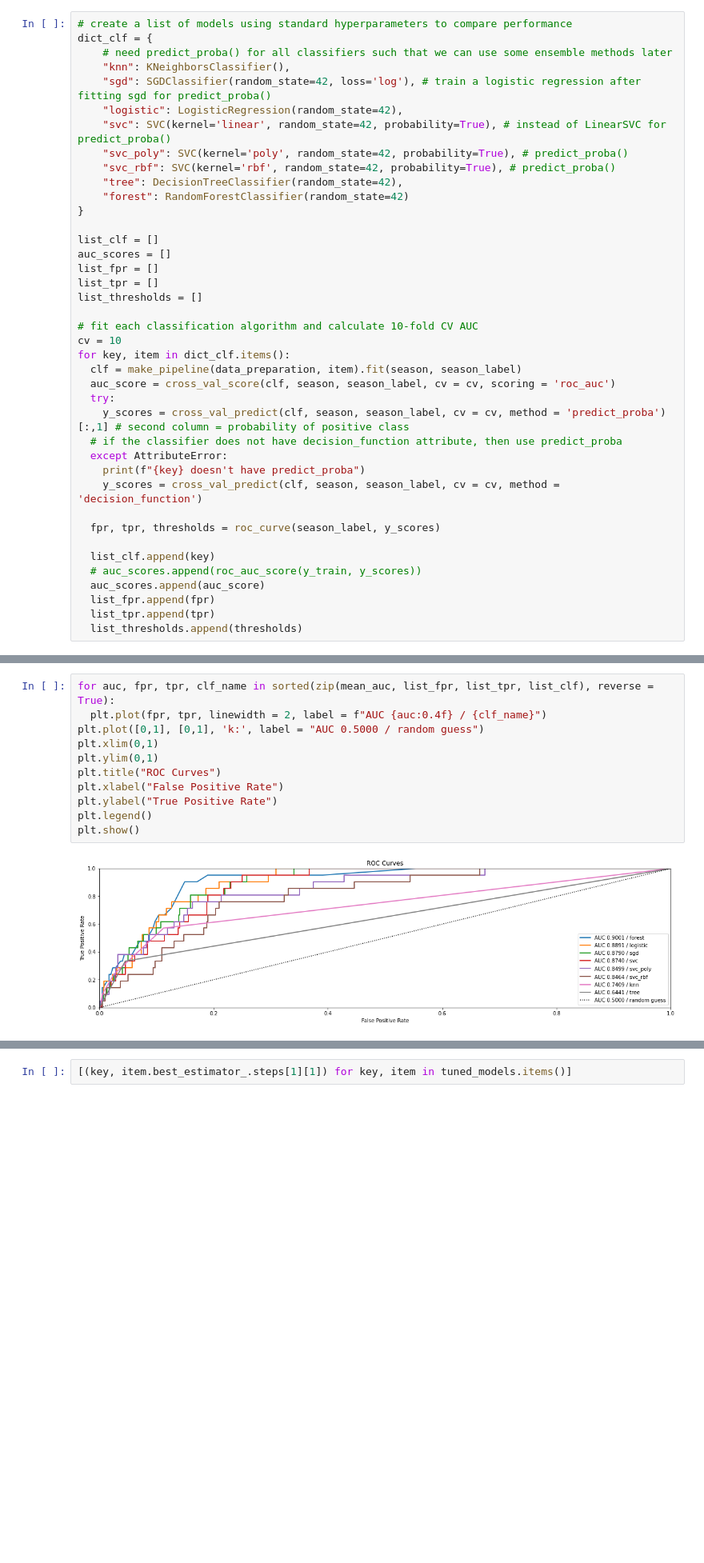
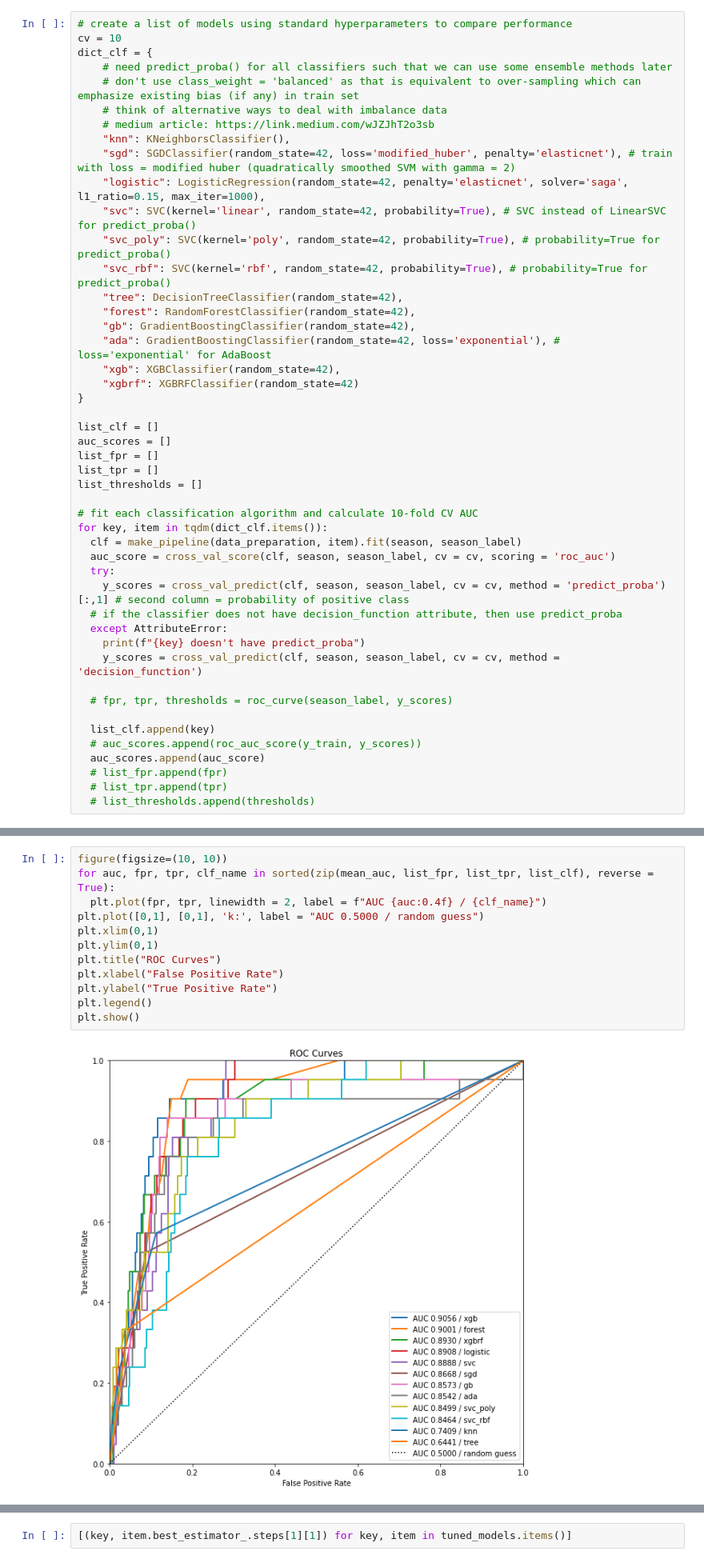
Before and after one commit to WillKWL/Project-NBASeason, a Jupyter notebook: 2_EDA.ipynb, the cells around one changed output, grey strips where cells are left out. Shown: that part at 80% size. Cells and saved outputs as stored; diff of their text form; blank space fills up the shorter version.

Commit message:
added xgb and xgbrf to the model list and fixing the range of hyperparameter to tune -> ready for ensemble learning now

```diff
--- a/2_EDA.ipynb
+++ b/2_EDA.ipynb
@@ -724,15 +735,23 @@ plt.tight_layout()
 # %%
 # create a list of models using standard hyperparameters to compare performance
+cv = 10
 dict_clf = {
     # need predict_proba() for all classifiers such that we can use some ensemble methods later
+    # don't use class_weight = 'balanced' as that is equivalent to over-sampling which can emphasize existing bias (if any) in train set
+    # think of alternative ways to deal with imbalance data
+    # medium article: https://link.medium.com/wJZJhT2o3sb
     "knn": KNeighborsClassifier(),
-    "sgd": SGDClassifier(random_state=42, loss='log'), # train a logistic regression after fitting sgd for predict_proba()
-    "logistic": LogisticRegression(random_state=42),
-    "svc": SVC(kernel='linear', random_state=42, probability=True), # instead of LinearSVC for predict_proba()
-    "svc_poly": SVC(kernel='poly', random_state=42, probability=True), # predict_proba()
-    "svc_rbf": SVC(kernel='rbf', random_state=42, probability=True), # predict_proba()
+    "sgd": SGDClassifier(random_state=42, loss='modified_huber', penalty='elasticnet'), # train with loss = modified huber (quadratically smoothed SVM with gamma = 2)
+    "logistic": LogisticRegression(random_state=42, penalty='elasticnet', solver='saga', l1_ratio=0.15, max_iter=1000),
+    "svc": SVC(kernel='linear', random_state=42, probability=True), # SVC instead of LinearSVC for predict_proba()
+    "svc_poly": SVC(kernel='poly', random_state=42, probability=True), # probability=True for predict_proba()
+    "svc_rbf": SVC(kernel='rbf', random_state=42, probability=True), # probability=True for predict_proba()
     "tree": DecisionTreeClassifier(random_state=42),
-    "forest": RandomForestClassifier(random_state=42)
+    "forest": RandomForestClassifier(random_state=42),
+    "gb": GradientBoostingClassifier(random_state=42),
+    "ada": GradientBoostingClassifier(random_state=42, loss='exponential'), # loss='exponential' for AdaBoost
+    "xgb": XGBClassifier(random_state=42),
+    "xgbrf": XGBRFClassifier(random_state=42)
 }
 
 list_clf = []
@@ -742,8 +761,7 @@ list_tpr = []
 list_thresholds = []
 
 # fit each classification algorithm and calculate 10-fold CV AUC
-cv = 10
-for key, item in dict_clf.items():
+for key, item in tqdm(dict_clf.items()):
   clf = make_pipeline(data_preparation, item).fit(season, season_label)
   auc_score = cross_val_score(clf, season, season_label, cv = cv, scoring = 'roc_auc')
   try:
@@ -753,11 +771,11 @@ for key, item in dict_clf.items():
     print(f"{key} doesn't have predict_proba")
     y_scores = cross_val_predict(clf, season, season_label, cv = cv, method = 'decision_function')
 
-  fpr, tpr, thresholds = roc_curve(season_label, y_scores)
+  # fpr, tpr, thresholds = roc_curve(season_label, y_scores)
 
   list_clf.append(key)
   # auc_scores.append(roc_auc_score(y_train, y_scores))
   auc_scores.append(auc_score)
-  list_fpr.append(fpr)
-  list_tpr.append(tpr)
-  list_thresholds.append(thresholds)
+  # list_fpr.append(fpr)
+  # list_tpr.append(tpr)
+  # list_thresholds.append(thresholds)
@@ -801,16 +818,17 @@ plt.show()
 # %%
+figure(figsize=(10, 10))
 for auc, fpr, tpr, clf_name in sorted(zip(mean_auc, list_fpr, list_tpr, list_clf), reverse = True):
   plt.plot(fpr, tpr, linewidth = 2, label = f"AUC {auc:0.4f} / {clf_name}")
 plt.plot([0,1], [0,1], 'k:', label = "AUC 0.5000 / random guess")
 plt.xlim(0,1)
 plt.ylim(0,1)
 plt.title("ROC Curves")
 plt.xlabel("False Positive Rate")
 plt.ylabel("True Positive Rate")
 plt.legend()
 plt.show()
 # %% [output]
-[figure, old version]
+[figure, new version]
 # %%
 # plt.plot(thresholds, precisions[:-1], 'b--', label = "Precision", linewidth = 2)
 # plt.plot(thresholds, recalls[:-1], "g--", label = "Recall", linewidth = 2)
```
Also changed, not shown: parts of 18 cells of this notebook.
